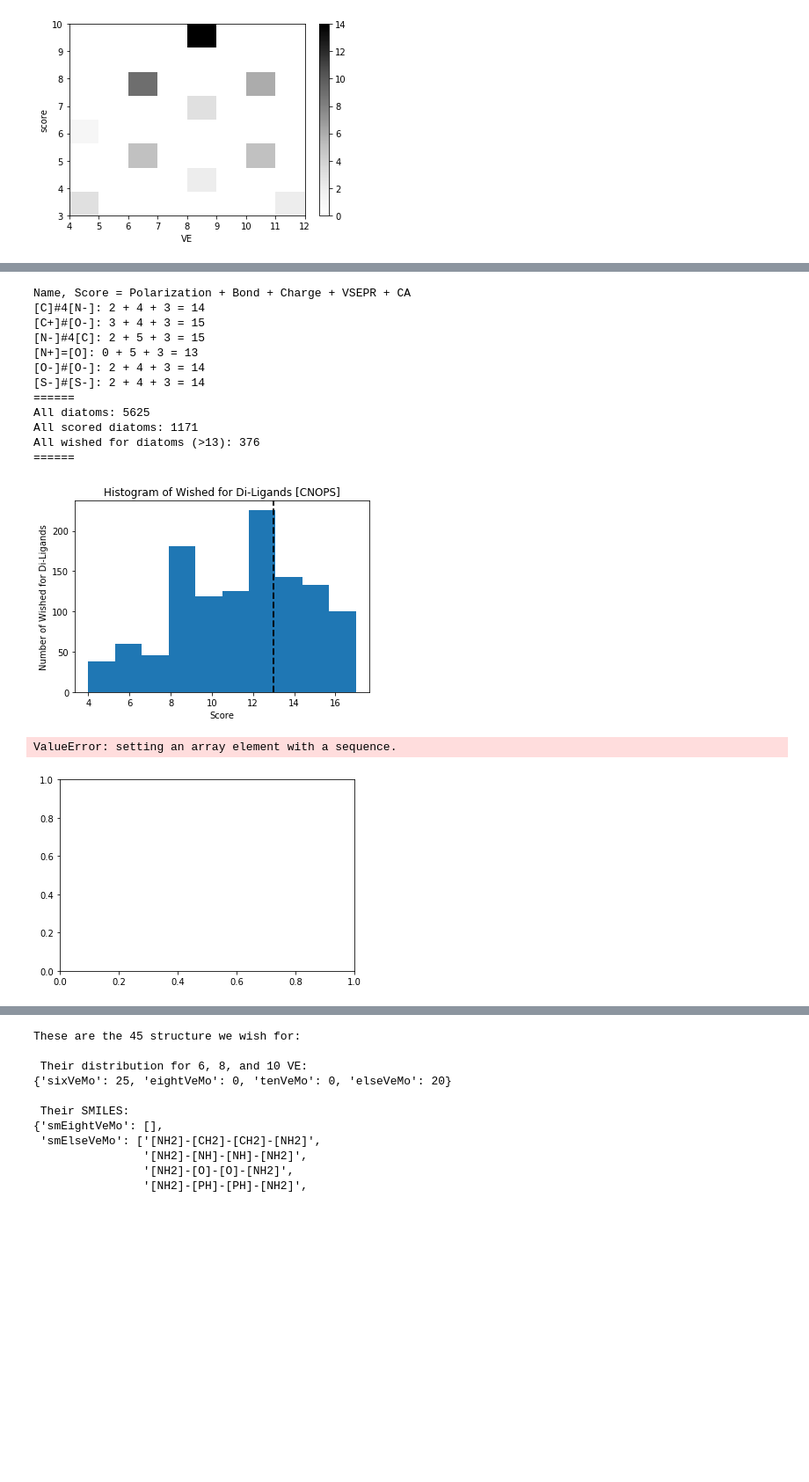
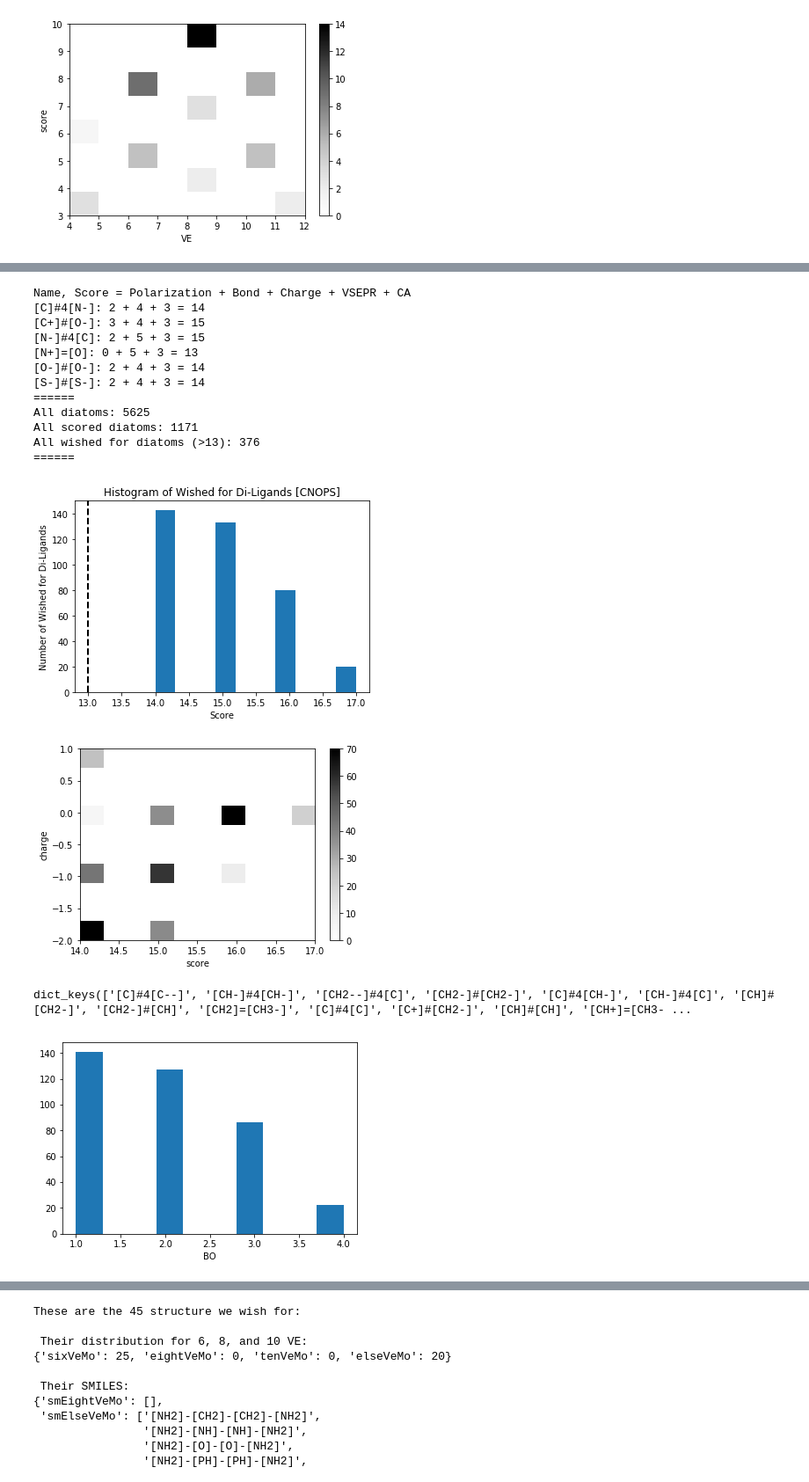
Before and after one commit to hjkgrp/smu, a Jupyter notebook: enum/enum.ipynb, the cells around one changed output, grey strips where cells are left out. Shown at 88% size. Drawn from its saved outputs; the diff is of its cells as text; code cells hidden in the pictures; blank space fills up the shorter version.

```diff
--- a/enum/enum.ipynb
+++ b/enum/enum.ipynb
@@ -505,7 +503,7 @@ for name, props in scoredDictDi.items():
 #     histCharge.append(props[3]+props[11])
 #     histVsepr.append(props[-3])
 #     histCa.append(props[-2])
-    histScore.append(props[-1])
+#     histScore.append(props[-1])
 #     histVE.append(props[1] + props[9])
 
     # populate the wishedDictDi
@@ -515,7 +513,7 @@ for name, props in scoredDictDi.items():
         histCharge.append(props[3]+props[11])
         histVsepr.append(props[-3])
         histCa.append(props[-2])
-#         histScore.append(props[-1])
+        histScore.append(props[-1])
         histVE.append(props[1] + props[9])
 
     # Evaluate compounds from Spectrochemical Series
@@ -540,36 +538,37 @@ plt.axvline(thresholdDi, color='black', linestyle='dashed', linewidth=2)
 plt.show()
 
 plt.hist2d(histScore, histCharge, cmap = 'Greys')
-plt.xlabel('VE')
+plt.xlabel('score')
 plt.ylabel('charge')
 # plt.ylim((0,10))
 # plt.xlim((8,22))
 plt.colorbar()
 plt.show()
 
 # pprint.pprint(re.sub('[\'()a-z_]',"",str(wishedDictDi.keys())))
 print((wishedDictDi.keys()))
 
 plt.hist(histBO)
 plt.xlabel('BO')
 plt.show()
 
 plt.hist(histCharge)
 plt.xlabel('charge')
 plt.show()
 # %% [output]
 Name, Score = Polarization + Bond + Charge + VSEPR + CA
 [C]#4[N-]: 2 + 4 + 3 = 14
 [C+]#[O-]: 3 + 4 + 3 = 15
 [N-]#4[C]: 2 + 5 + 3 = 15
 [N+]=[O]: 0 + 5 + 3 = 13
 [O-]#[O-]: 2 + 4 + 3 = 14
 [S-]#[S-]: 2 + 4 + 3 = 14
 ======
 All diatoms: 5625
 All scored diatoms: 1171
 All wished for diatoms (>13): 376
 ======
-[figure, old version]
+[figure, new version]
+[figure, new version]
-ValueError: setting an array element with a sequence.
+dict_keys(['[C]#4[C--]', '[CH-]#4[CH-]', '[CH2--]#4[C]', '[CH2-]#[CH2-]', '[C]#4[CH-]', '[CH-]#4[C]', '[CH]#[CH2-]', '[CH2-]#[CH]', '[CH2]=[CH3-]', '[C]#4[C]', '[C+]#[CH2-]', '[CH]#[CH]', '[CH+]=[CH3- ...
-[figure, old version]
+[figure, added]
```
Also changed, not shown: parts of 7 cells of this notebook.
